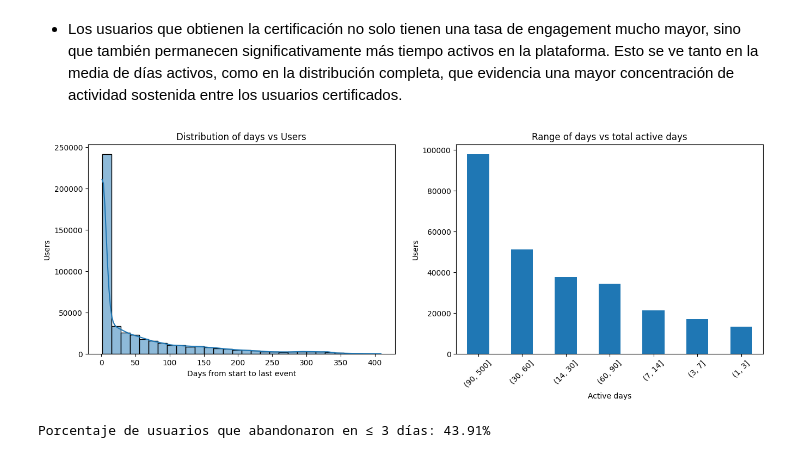
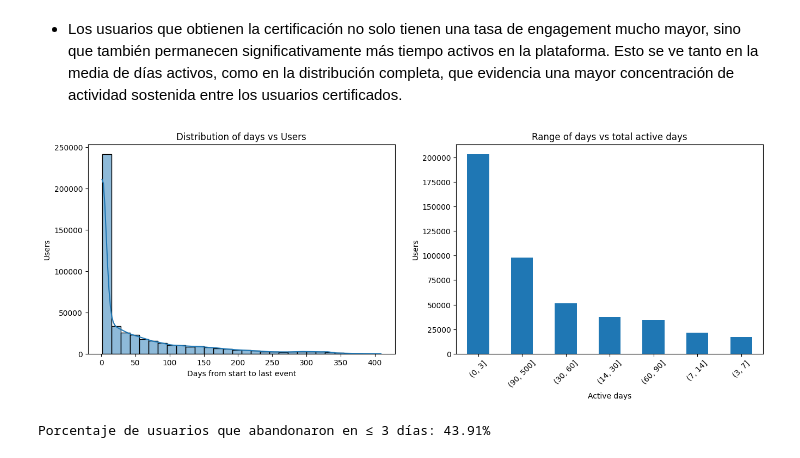
Before and after one commit to abdonrb/Course-engagement, a Jupyter notebook: notebooks/Eda.ipynb, the cells around one changed output. Saved outputs shown, nothing was run; the diff lists cells and outputs as text; code cells hidden in the pictures.

```diff
--- a/notebooks/Eda.ipynb
+++ b/notebooks/Eda.ipynb
@@ -664,16 +664,16 @@ axes[1].set_xticklabels(['No', 'Yes'], rotation=0);
 # %%
 fig, axes = plt.subplots(1, 2, figsize=(16, 5))
 
 sns.histplot(df['Total_days'], bins=30, kde=True, ax=axes[0])
 axes[0].set_title('Distribution of days vs Users')
 axes[0].set_xlabel('Days from start to last event')
 axes[0].set_ylabel('Users')
 
-df['days_bucket'] = pd.cut(df['Total_days'], bins=[1, 3, 7, 14, 30, 60, 90, 500])
+df['days_bucket'] = pd.cut(df['Total_days'], bins=[0, 3, 7, 14, 30, 60, 90, 500])
 df['days_bucket'].value_counts().plot(kind='bar', ax=axes[1])
 axes[1].set_title('Range of days vs total active days')
 axes[1].set_xlabel('Active days')
 axes[1].set_ylabel('Users')
 axes[1].tick_params(axis='x', rotation=45);
 # %% [output]
-[figure, old version]
+[figure, new version]
```
Also changed, not shown: parts of 3 cells of this notebook, 2 other files.
